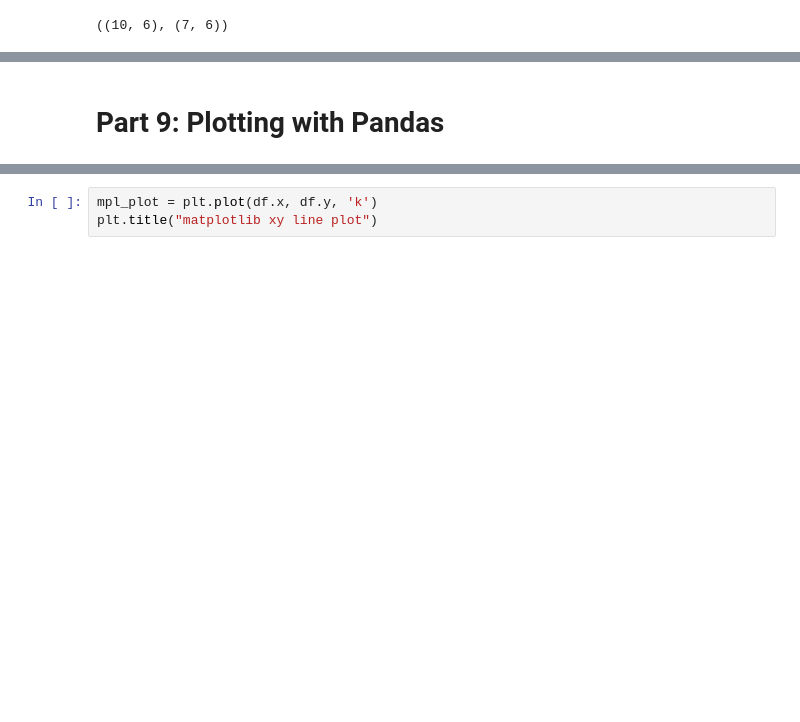
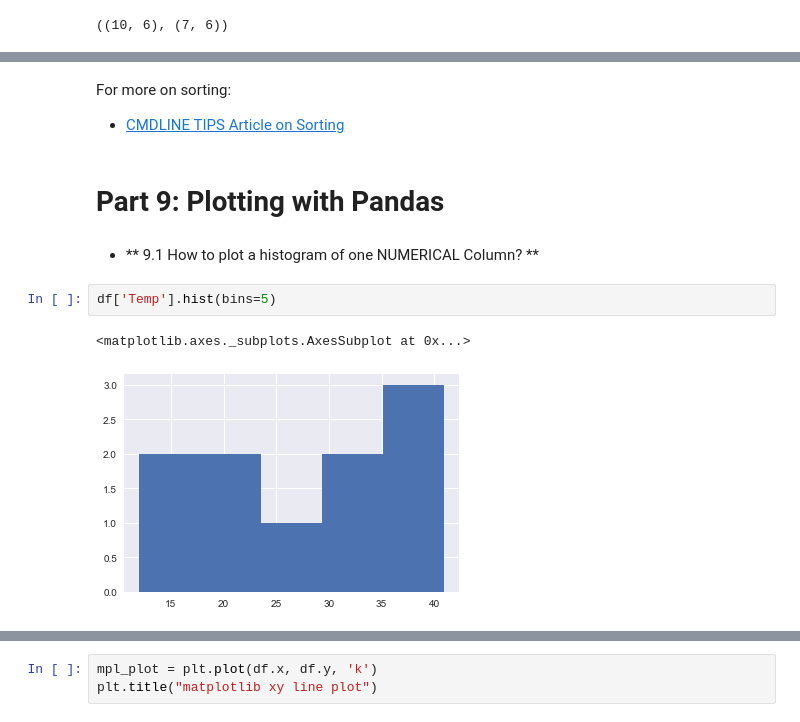
Before and after one commit to Ram-N/data-analysis-using-python, a Jupyter notebook: Notebooks/A-Z_Pandas_Cookbook_with_Questions_and_Answers_RN.ipynb, the cells around one changed output, grey strips where cells are left out. Saved outputs shown, nothing was run; the diff lists cells and outputs as text; blank space fills up the shorter version.

```diff
--- a/Notebooks/A-Z_Pandas_Cookbook_with_Questions_and_Answers_RN.ipynb
+++ b/Notebooks/A-Z_Pandas_Cookbook_with_Questions_and_Answers_RN.ipynb
@@ -582,2 +692,13 @@ df.shape, df.dropna().shape
+# %% [markdown]
+For more on sorting:
+
+- [CMDLINE TIPS Article on Sorting](http://cmdlinetips.com/2018/02/how-to-sort-pandas-dataframe-by-columns-and-row/)
 # %% [markdown]
 # Part 9: Plotting with Pandas
+# %% [markdown]
+- ** 9.1 How to plot a histogram of one NUMERICAL Column? **
+# %%
+df['Temp'].hist(bins=5)
+# %% [output]
+<matplotlib.axes._subplots.AxesSubplot at 0x...>
+[figure, added]
```
Also changed, not shown: parts of 45 cells of this notebook, 7 other files.
